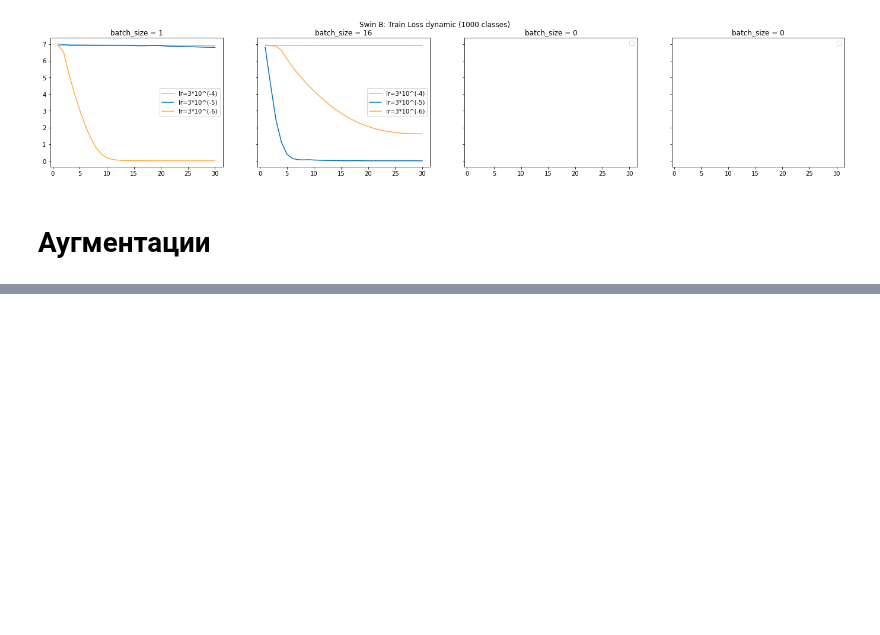
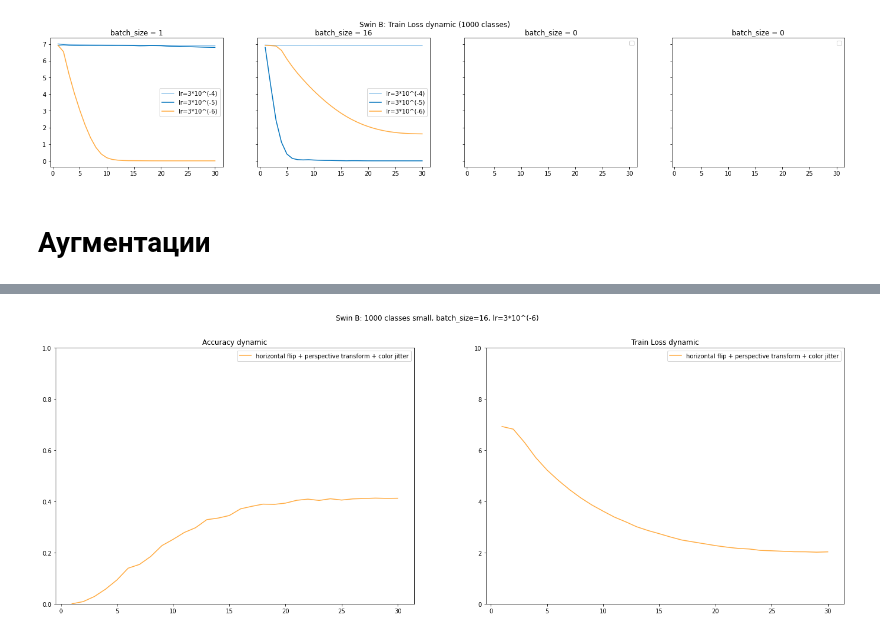
Before and after one commit to pluie-d-automne/rus-gest-lang, a Jupyter notebook: code/3 Models/Swin/SwinB_dynamic.ipynb, the cells around one changed output, grey strips where cells are left out. Drawn from its saved outputs; the diff is of its cells as text; code cells hidden in the pictures; blank space fills up the shorter version.

```diff
--- a/code/3 Models/Swin/SwinB_dynamic.ipynb
+++ b/code/3 Models/Swin/SwinB_dynamic.ipynb
@@ -127,0 +138,7 @@ draw_augmentations(data, model_folder=model_folder_1000, model_name=model_name)
+# %%
+data2 = [
+    {'bs': 4, 'lr':'3*10^(-6)', 'filename': 'swinb_all50_lrcd-6_bs4_flip_pt_col_loss_acc_dynamic.json', 'augmentations': 'horizontal flip + perspective transform + color jitter'},
+]
+draw_augmentations(data2, model_folder=model_folder_1000_large, model_name=model_name, dataset='1000 classes small', bs=16, lr = data2[0]['lr'])
+# %% [output]
+[figure, added]
```
Also changed, not shown: parts of 7 cells of this notebook, 6 other files.
